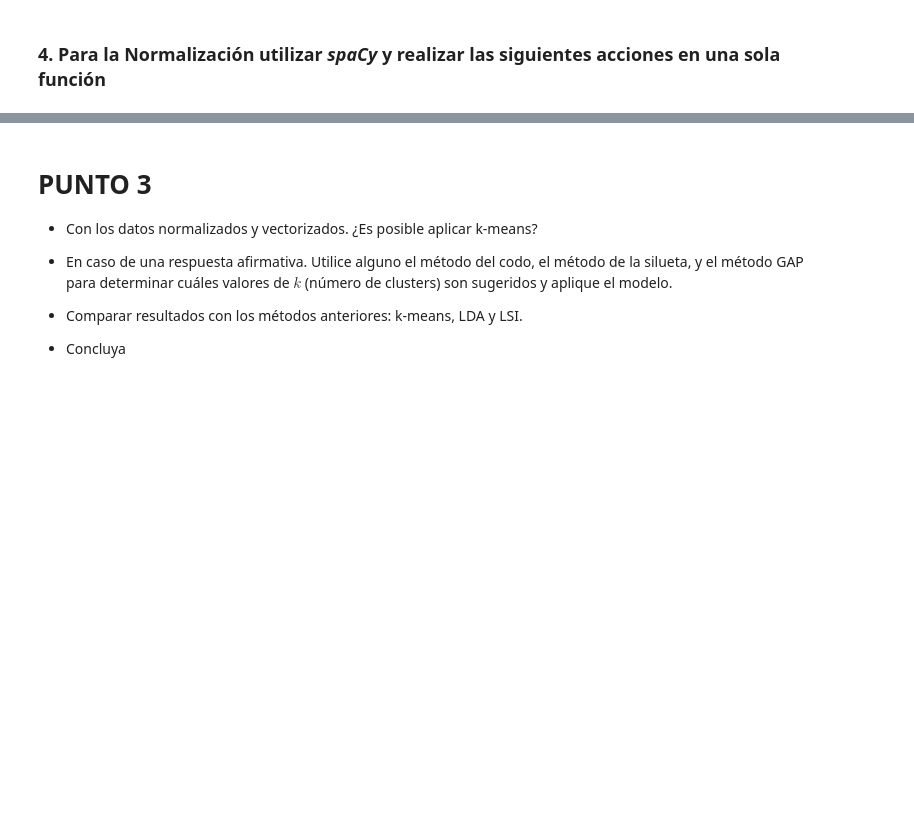
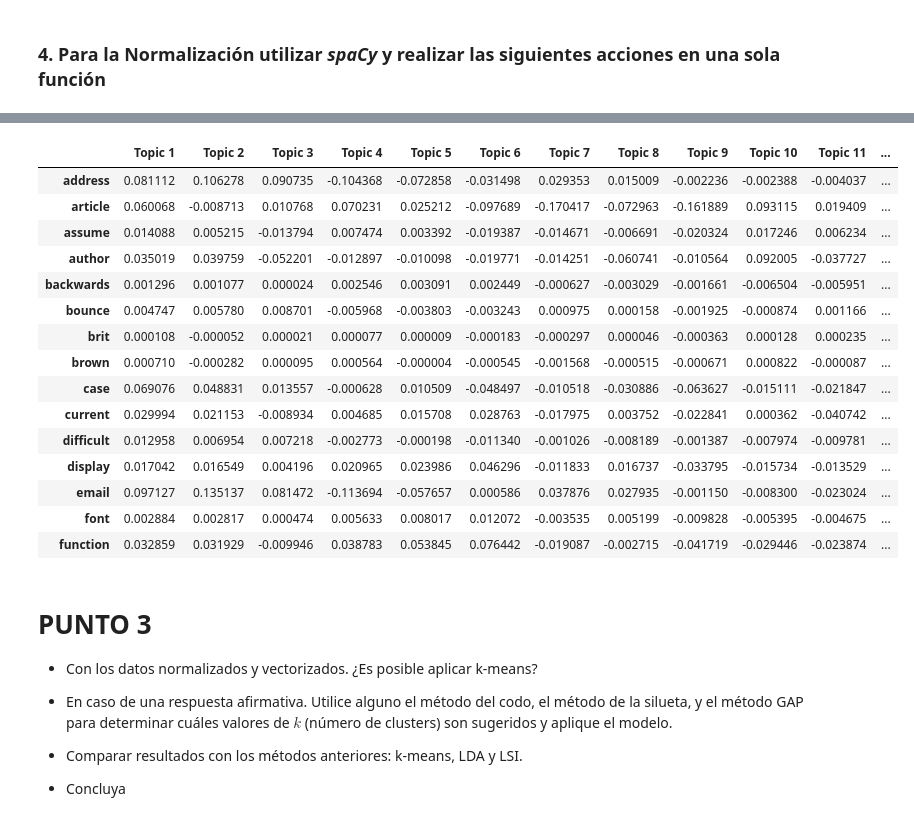
Before and after one commit to DayaVale/Procesamiento_Leguaje_Natural, a Jupyter notebook: Caso_2_corte_2_PLN.ipynb, the cells around one changed output, grey strips where cells are left out. Drawn from its saved outputs; the diff is of its cells as text; code cells hidden in the pictures; blank space fills up the shorter version.

```diff
--- a/Caso_2_corte_2_PLN.ipynb
+++ b/Caso_2_corte_2_PLN.ipynb
@@ -164,0 +191,5 @@ print(k)
+# %%
+documents = [[token for token in doc] for doc in x]
+dictionary = corpora.Dictionary(documents)
+print('Diccionario:')
+print(dictionary.token2id)
@@ -164,0 +201,5 @@ print(k)
+# %%
+# Creamos la Bolsa de Palabras (Indice de la palabra, frecuencia)
+corpus = [dictionary.doc2bow(doc) for doc in x]
+print('\nBolsa de Palabras:')
+print(corpus)
@@ -168,0 +232,2 @@ print(k)
+# %%
+lsi_model = LsiModel(corpus=corpus, num_topics=20, id2word=dictionary)
@@ -168,0 +236,3 @@ print(k)
+# %%
+U_matrix = lsi_model.projection.u
+U_matrix
@@ -169,3 +253,26 @@ print(k)
+# %%
+pd.DataFrame(U_matrix, columns=['Topic 1', 'Topic 2', 'Topic 3','Topic 4', 'Topic 5', 'Topic 6',
+                                'Topic 7', 'Topic 8', 'Topic 9','Topic 10', 'Topic 11', 'Topic 12',
+                                'Topic 13', 'Topic 14', 'Topic 15','Topic 16', 'Topic 17', 'Topic 18',
+                                'Topic 19', 'Topic 20'],
+             index=dictionary.token2id.keys()).head(15)
+# %% [output]
+|  | Topic 1 | Topic 2 | Topic 3 | Topic 4 | Topic 5 | Topic 6 | Topic 7 | Topic 8 | Topic 9 | Topic 10 | Topic 11 | ... |
+| address | 0.081112 | 0.106278 | 0.090735 | -0.104368 | -0.072858 | -0.031498 | 0.029353 | 0.015009 | -0.002236 | -0.002388 | -0.004037 | ... |
+| article | 0.060068 | -0.008713 | 0.010768 | 0.070231 | 0.025212 | -0.097689 | -0.170417 | -0.072963 | -0.161889 | 0.093115 | 0.019409 | ... |
+| assume | 0.014088 | 0.005215 | -0.013794 | 0.007474 | 0.003392 | -0.019387 | -0.014671 | -0.006691 | -0.020324 | 0.017246 | 0.006234 | ... |
+| author | 0.035019 | 0.039759 | -0.052201 | -0.012897 | -0.010098 | -0.019771 | -0.014251 | -0.060741 | -0.010564 | 0.092005 | -0.037727 | ... |
+| backwards | 0.001296 | 0.001077 | 0.000024 | 0.002546 | 0.003091 | 0.002449 | -0.000627 | -0.003029 | -0.001661 | -0.006504 | -0.005951 | ... |
+| bounce | 0.004747 | 0.005780 | 0.008701 | -0.005968 | -0.003803 | -0.003243 | 0.000975 | 0.000158 | -0.001925 | -0.000874 | 0.001166 | ... |
+| brit | 0.000108 | -0.000052 | 0.000021 | 0.000077 | 0.000009 | -0.000183 | -0.000297 | 0.000046 | -0.000363 | 0.000128 | 0.000235 | ... |
+| brown | 0.000710 | -0.000282 | 0.000095 | 0.000564 | -0.000004 | -0.000545 | -0.001568 | -0.000515 | -0.000671 | 0.000822 | -0.000087 | ... |
+| case | 0.069076 | 0.048831 | 0.013557 | -0.000628 | 0.010509 | -0.048497 | -0.010518 | -0.030886 | -0.063627 | -0.015111 | -0.021847 | ... |
+| current | 0.029994 | 0.021153 | -0.008934 | 0.004685 | 0.015708 | 0.028763 | -0.017975 | 0.003752 | -0.022841 | 0.000362 | -0.040742 | ... |
+| difficult | 0.012958 | 0.006954 | 0.007218 | -0.002773 | -0.000198 | -0.011340 | -0.001026 | -0.008189 | -0.001387 | -0.007974 | -0.009781 | ... |
+| display | 0.017042 | 0.016549 | 0.004196 | 0.020965 | 0.023986 | 0.046296 | -0.011833 | 0.016737 | -0.033795 | -0.015734 | -0.013529 | ... |
+| email | 0.097127 | 0.135137 | 0.081472 | -0.113694 | -0.057657 | 0.000586 | 0.037876 | 0.027935 | -0.001150 | -0.008300 | -0.023024 | ... |
+| font | 0.002884 | 0.002817 | 0.000474 | 0.005633 | 0.008017 | 0.012072 | -0.003535 | 0.005199 | -0.009828 | -0.005395 | -0.004675 | ... |
+| function | 0.032859 | 0.031929 | -0.009946 | 0.038783 | 0.053845 | 0.076442 | -0.019087 | -0.002715 | -0.041719 | -0.029446 | -0.023874 | ... |
 # %% [markdown]
 # PUNTO 3
 
```
Also changed, not shown: parts of 19 cells of this notebook, 3 other files.
